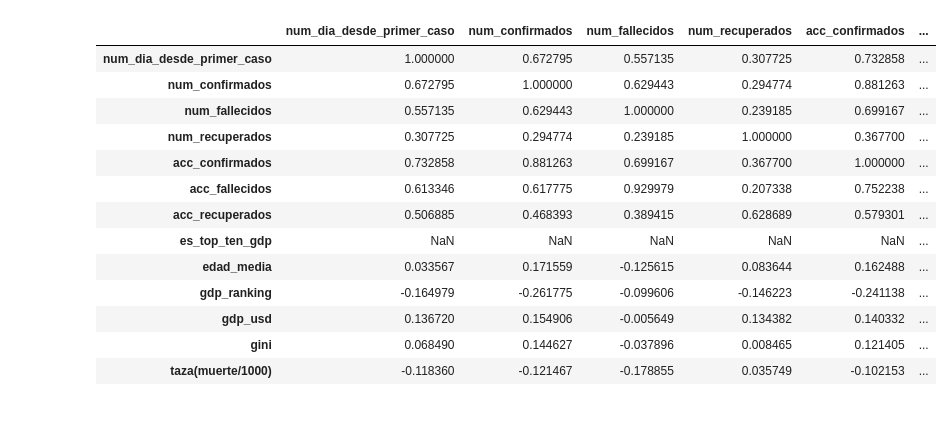
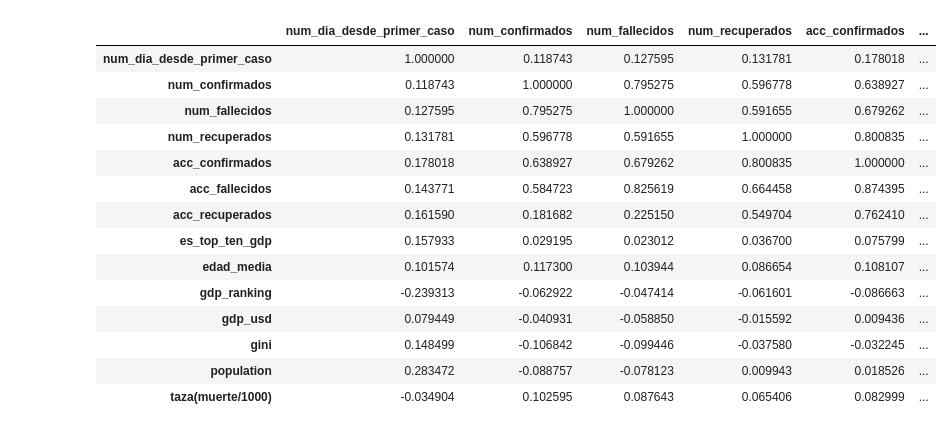
Before and after one commit to joseespinadote/proyecto_intro_mineria, a Jupyter notebook: sandbox-exploratorio.ipynb, the cells around one changed output. Cells and saved outputs as stored; diff of their text form; code cells hidden in the pictures.

```diff
--- a/sandbox-exploratorio.ipynb
+++ b/sandbox-exploratorio.ipynb
@@ -44,17 +79,18 @@ dset_pais.describe()
 # %%
-dset_pais.corr()
+dset.corr()
 # %% [output]
 |  | num_dia_desde_primer_caso | num_confirmados | num_fallecidos | num_recuperados | acc_confirmados | ... |
-| num_dia_desde_primer_caso | 1.000000 | 0.672795 | 0.557135 | 0.307725 | 0.732858 | ... |
-| num_confirmados | 0.672795 | 1.000000 | 0.629443 | 0.294774 | 0.881263 | ... |
-| num_fallecidos | 0.557135 | 0.629443 | 1.000000 | 0.239185 | 0.699167 | ... |
-| num_recuperados | 0.307725 | 0.294774 | 0.239185 | 1.000000 | 0.367700 | ... |
-| acc_confirmados | 0.732858 | 0.881263 | 0.699167 | 0.367700 | 1.000000 | ... |
-| acc_fallecidos | 0.613346 | 0.617775 | 0.929979 | 0.207338 | 0.752238 | ... |
-| acc_recuperados | 0.506885 | 0.468393 | 0.389415 | 0.628689 | 0.579301 | ... |
-| es_top_ten_gdp | NaN | NaN | NaN | NaN | NaN | ... |
-| edad_media | 0.033567 | 0.171559 | -0.125615 | 0.083644 | 0.162488 | ... |
-| gdp_ranking | -0.164979 | -0.261775 | -0.099606 | -0.146223 | -0.241138 | ... |
-| gdp_usd | 0.136720 | 0.154906 | -0.005649 | 0.134382 | 0.140332 | ... |
-| gini | 0.068490 | 0.144627 | -0.037896 | 0.008465 | 0.121405 | ... |
-| taza(muerte/1000) | -0.118360 | -0.121467 | -0.178855 | 0.035749 | -0.102153 | ... |
+| num_dia_desde_primer_caso | 1.000000 | 0.118743 | 0.127595 | 0.131781 | 0.178018 | ... |
+| num_confirmados | 0.118743 | 1.000000 | 0.795275 | 0.596778 | 0.638927 | ... |
+| num_fallecidos | 0.127595 | 0.795275 | 1.000000 | 0.591655 | 0.679262 | ... |
+| num_recuperados | 0.131781 | 0.596778 | 0.591655 | 1.000000 | 0.800835 | ... |
+| acc_confirmados | 0.178018 | 0.638927 | 0.679262 | 0.800835 | 1.000000 | ... |
+| acc_fallecidos | 0.143771 | 0.584723 | 0.825619 | 0.664458 | 0.874395 | ... |
+| acc_recuperados | 0.161590 | 0.181682 | 0.225150 | 0.549704 | 0.762410 | ... |
+| es_top_ten_gdp | 0.157933 | 0.029195 | 0.023012 | 0.036700 | 0.075799 | ... |
+| edad_media | 0.101574 | 0.117300 | 0.103944 | 0.086654 | 0.108107 | ... |
+| gdp_ranking | -0.239313 | -0.062922 | -0.047414 | -0.061601 | -0.086663 | ... |
+| gdp_usd | 0.079449 | -0.040931 | -0.058850 | -0.015592 | 0.009436 | ... |
+| gini | 0.148499 | -0.106842 | -0.099446 | -0.037580 | -0.032245 | ... |
+| population | 0.283472 | -0.088757 | -0.078123 | 0.009943 | 0.018526 | ... |
+| taza(muerte/1000) | -0.034904 | 0.102595 | 0.087643 | 0.065406 | 0.082999 | ... |
```
Also changed, not shown: parts of 15 cells of this notebook, 1 other file.
